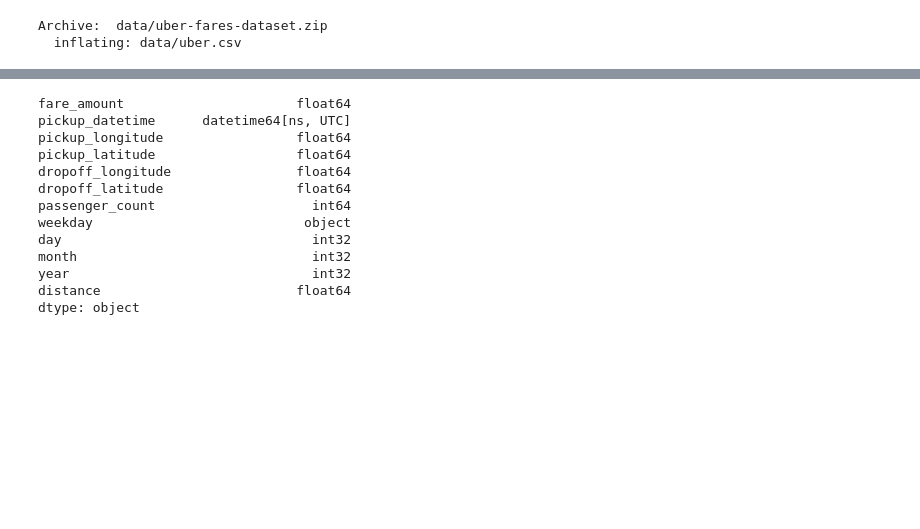
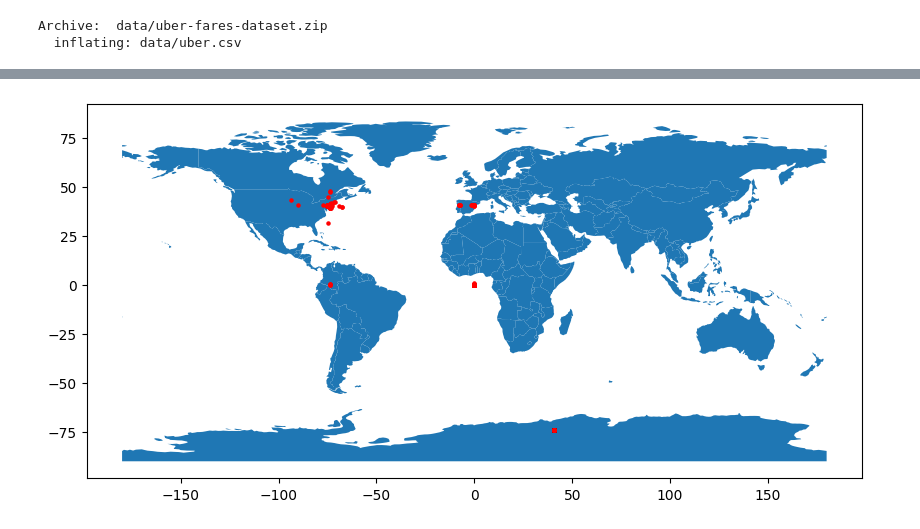
Before and after one commit to LMBarboza/MachineLearning, a Jupyter notebook: Projeto02/Projeto_02.ipynb, the cells around one changed output, grey strips where cells are left out. Cells and saved outputs as stored; diff of their text form; code cells hidden in the pictures; blank space fills up the shorter version.

```diff
--- a/Projeto02/Projeto_02.ipynb
+++ b/Projeto02/Projeto_02.ipynb
@@ -142,23 +126,20 @@ def _haversine_kernel(lat1: float, lng1: float, lat2: float, lng2: float) -> flo
 # %%
 longitude = df["pickup_longitude"].iloc[0]
 latitude = df["pickup_latitude"].iloc[0]
-df["distance"] = df.apply(lambda row: _haversine_kernel(reference_longitude, reference_latitude,
+df["distance"] = df.apply(lambda row: _haversine_kernel(longitude, latitude,
                                                    row["pickup_longitude"], row["pickup_latitude"]), axis=1)
 # %%
 df.drop(df[df["distance"] < 0.05].index, inplace=True)
-# %%
-df.dtypes
-# %% [output]
-fare_amount                      float64
-pickup_datetime      datetime64[ns, UTC]
-pickup_longitude                 float64
-pickup_latitude                  float64
-dropoff_longitude                float64
-dropoff_latitude                 float64
-passenger_count                    int64
-weekday                           object
-day                                int32
-month                              int32
-year                               int32
-distance                         float64
-dtype: object
+# %%
+geometry = [Point(xy) for xy in zip(df["pickup_longitude"], df["pickup_latitude"])]
+gdf = gpd.GeoDataFrame(df, geometry=geometry)
+
+world = gpd.read_file("https://naciscdn.org/naturalearth/110m/cultural/ne_110m_admin_0_countries.zip")
+
+ax = world.plot(figsize=(10, 6))
+
+gdf.plot(ax=ax, color="red", marker="o", markersize=5)
+
+plt.show()
+# %% [output]
+[figure, added]
```
Also changed, not shown: parts of 6 cells of this notebook.
